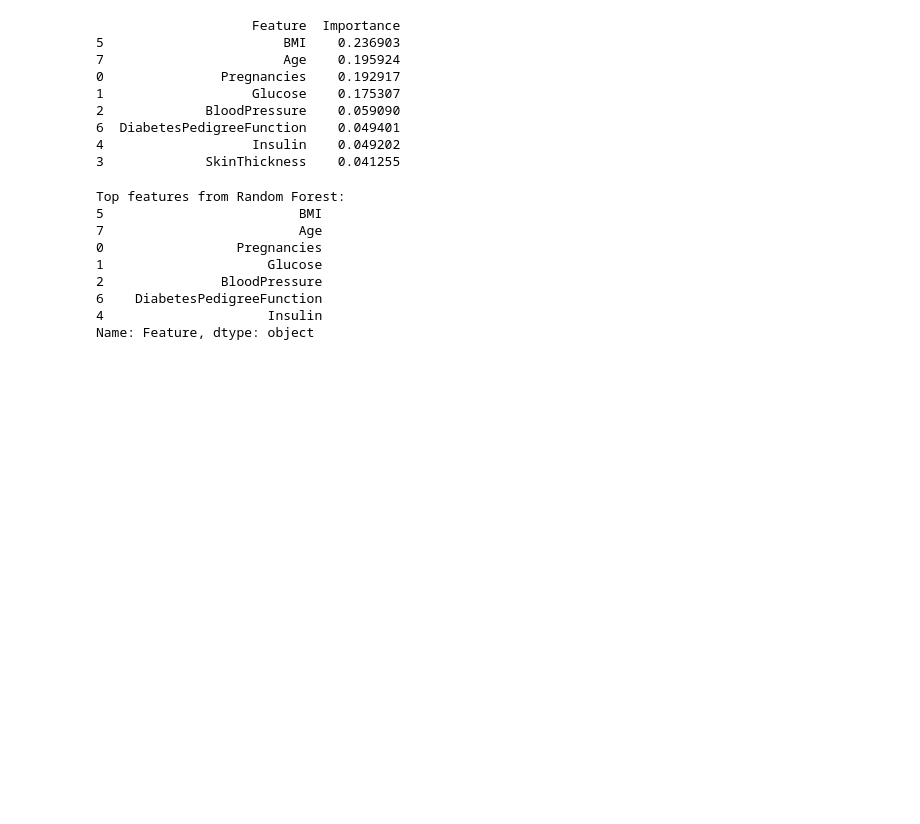
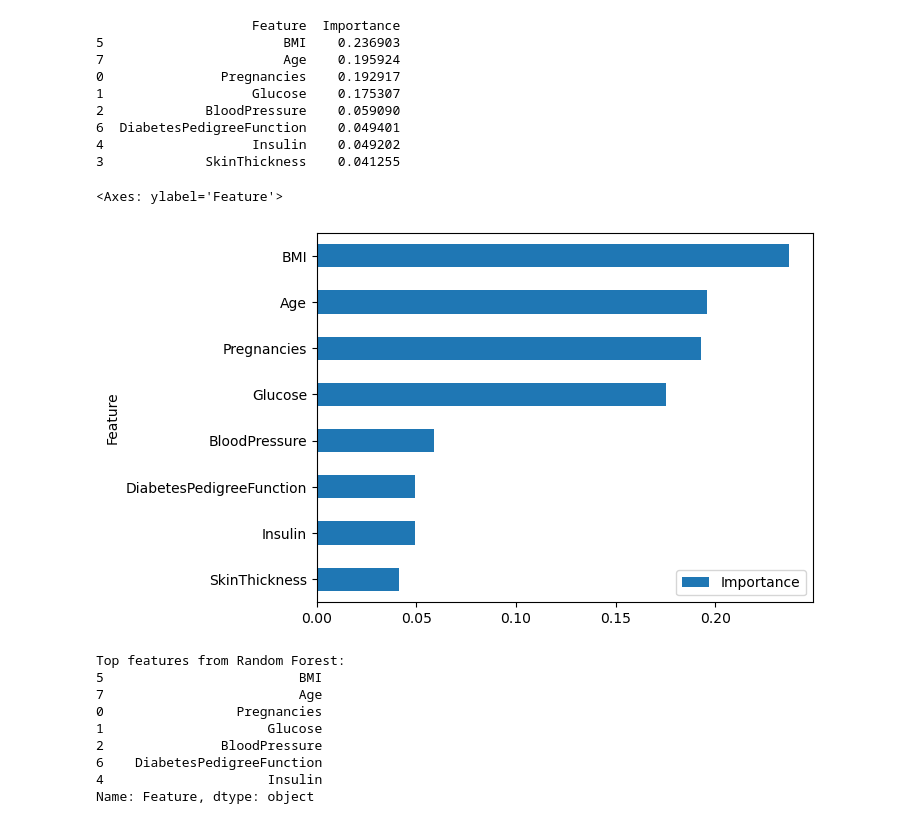
Before and after one commit to Denim951/Diabetes-Prediction, a Jupyter notebook: Diabetes_prediction_ml_model_comparison.ipynb, the cells around one changed output. Cells and saved outputs as stored; diff of their text form; code cells hidden in the pictures; blank space fills up the shorter version.

Commit message:
Added graph for feature importance and updated final conclusions.

```diff
--- a/Diabetes_prediction_ml_model_comparison.ipynb
+++ b/Diabetes_prediction_ml_model_comparison.ipynb
@@ -388,6 +426,12 @@ print(rf_features)
 6  DiabetesPedigreeFunction    0.049401
 4                   Insulin    0.049202
 3             SkinThickness    0.041255
+# %%
+# Sort ascending=True so the highest value is at the top of the horizontal chart
+rf_features.sort_values("Importance", ascending=True).plot(kind='barh', x='Feature', y='Importance')
+# %% [output]
+<Axes: ylabel='Feature'>
+[figure, added]
 # %%
 top_rf = rf_features["Feature"].head(7)
 print("Top features from Random Forest:")
```
Also changed, not shown: parts of 8 cells of this notebook.
